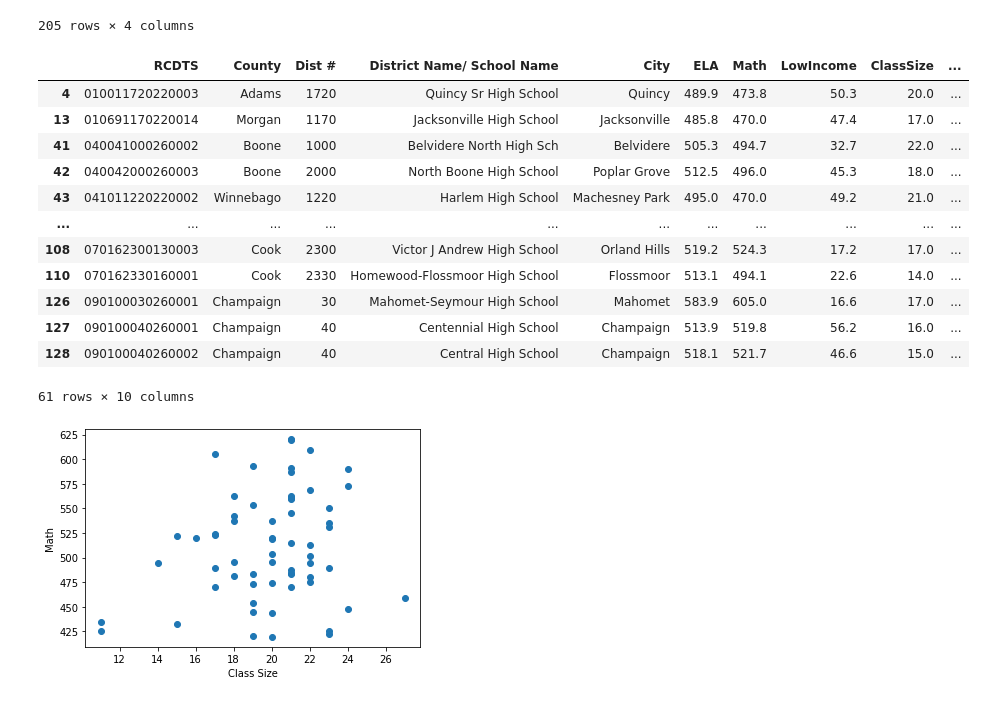
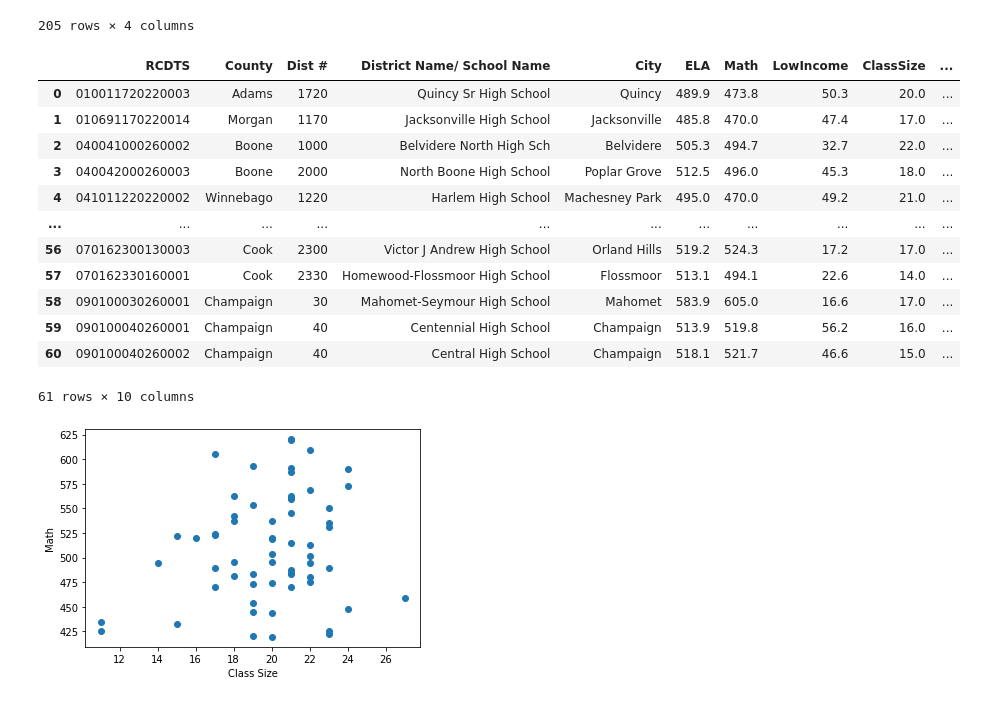
Before and after one commit to morrissey466/Illinois_School_Analysis, a Jupyter notebook: Resources/Regression.ipynb, the cells around one changed output. Drawn from its saved outputs; the diff is of its cells as text; code cells hidden in the pictures.

Commit message:
updated regression models

```diff
--- a/Resources/Regression.ipynb
+++ b/Resources/Regression.ipynb
@@ -57,22 +57,22 @@ gen_df
 | 204 | 056099365U260008 | 59.1 | 20.0 | 91.3 |
 205 rows × 4 columns
 # %%
-df = pd.merge(regression_df, gen_df, on = "RCDTS", how = "left")
+df = pd.merge(regression_df, gen_df, on = "RCDTS", how = "inner")
 df = df.dropna()
 df
 # %% [output]
 |  | RCDTS | County | Dist # | District Name/ School Name | City | ELA | Math | LowIncome | ClassSize | ... |
-| 4 | 010011720220003 | Adams | 1720 | Quincy Sr High School | Quincy | 489.9 | 473.8 | 50.3 | 20.0 | ... |
-| 13 | 010691170220014 | Morgan | 1170 | Jacksonville High School | Jacksonville | 485.8 | 470.0 | 47.4 | 17.0 | ... |
-| 41 | 040041000260002 | Boone | 1000 | Belvidere North High Sch | Belvidere | 505.3 | 494.7 | 32.7 | 22.0 | ... |
-| 42 | 040042000260003 | Boone | 2000 | North Boone High School | Poplar Grove | 512.5 | 496.0 | 45.3 | 18.0 | ... |
-| 43 | 041011220220002 | Winnebago | 1220 | Harlem High School | Machesney Park | 495.0 | 470.0 | 49.2 | 21.0 | ... |
+| 0 | 010011720220003 | Adams | 1720 | Quincy Sr High School | Quincy | 489.9 | 473.8 | 50.3 | 20.0 | ... |
+| 1 | 010691170220014 | Morgan | 1170 | Jacksonville High School | Jacksonville | 485.8 | 470.0 | 47.4 | 17.0 | ... |
+| 2 | 040041000260002 | Boone | 1000 | Belvidere North High Sch | Belvidere | 505.3 | 494.7 | 32.7 | 22.0 | ... |
+| 3 | 040042000260003 | Boone | 2000 | North Boone High School | Poplar Grove | 512.5 | 496.0 | 45.3 | 18.0 | ... |
+| 4 | 041011220220002 | Winnebago | 1220 | Harlem High School | Machesney Park | 495.0 | 470.0 | 49.2 | 21.0 | ... |
 | ... | ... | ... | ... | ... | ... | ... | ... | ... | ... | ... |
-| 108 | 070162300130003 | Cook | 2300 | Victor J Andrew High School | Orland Hills | 519.2 | 524.3 | 17.2 | 17.0 | ... |
-| 110 | 070162330160001 | Cook | 2330 | Homewood-Flossmoor High School | Flossmoor | 513.1 | 494.1 | 22.6 | 14.0 | ... |
-| 126 | 090100030260001 | Champaign | 30 | Mahomet-Seymour High School | Mahomet | 583.9 | 605.0 | 16.6 | 17.0 | ... |
-| 127 | 090100040260001 | Champaign | 40 | Centennial High School | Champaign | 513.9 | 519.8 | 56.2 | 16.0 | ... |
-| 128 | 090100040260002 | Champaign | 40 | Central High School | Champaign | 518.1 | 521.7 | 46.6 | 15.0 | ... |
+| 56 | 070162300130003 | Cook | 2300 | Victor J Andrew High School | Orland Hills | 519.2 | 524.3 | 17.2 | 17.0 | ... |
+| 57 | 070162330160001 | Cook | 2330 | Homewood-Flossmoor High School | Flossmoor | 513.1 | 494.1 | 22.6 | 14.0 | ... |
+| 58 | 090100030260001 | Champaign | 30 | Mahomet-Seymour High School | Mahomet | 583.9 | 605.0 | 16.6 | 17.0 | ... |
+| 59 | 090100040260001 | Champaign | 40 | Centennial High School | Champaign | 513.9 | 519.8 | 56.2 | 16.0 | ... |
+| 60 | 090100040260002 | Champaign | 40 | Central High School | Champaign | 518.1 | 521.7 | 46.6 | 15.0 | ... |
 61 rows × 10 columns
 # %%
 import pandas as pd
```
Also changed, not shown: parts of 3 cells of this notebook, 4 other files.
